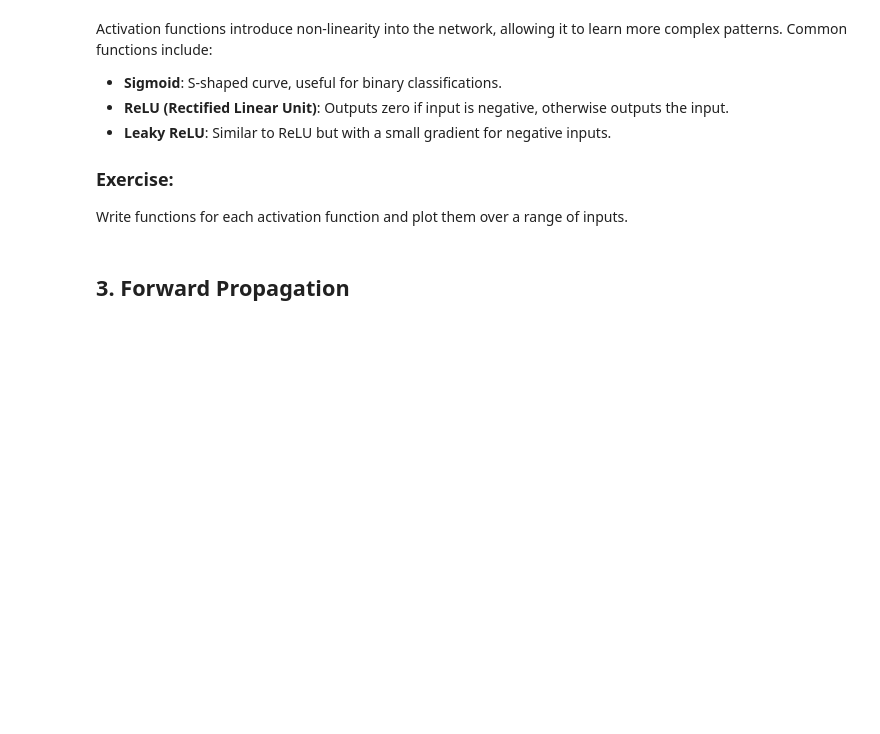
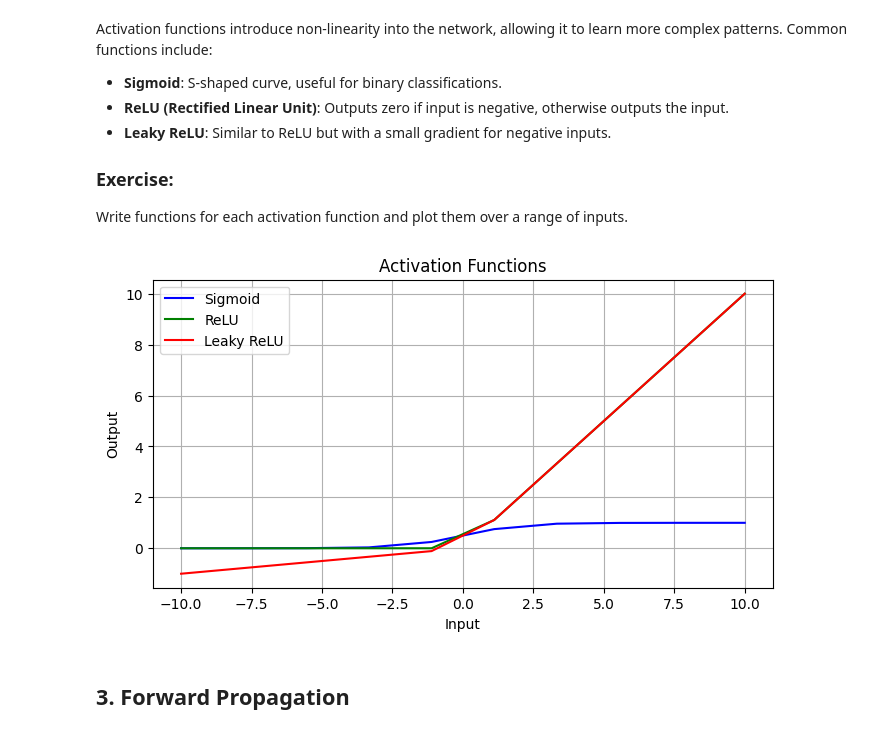
Before and after one commit to econdojo-class/problem-set-3-nikitennis, a Jupyter notebook: ps3.ipynb, the cells around one changed output. Saved outputs shown, nothing was run; the diff lists cells and outputs as text; code cells hidden in the pictures; blank space fills up the shorter version.

```diff
--- a/ps3.ipynb
+++ b/ps3.ipynb
@@ -13,0 +12,17 @@ In this section, you'll implement a basic 3-layer neural network structure.
+# %%
+import numpy as np
+
+# Sigmoid activation function
+f = lambda x: 1.0 / (1.0 + np.exp(-x))
+
+# Initialize random weights and biases
+np.random.seed(0)  # For reproducibility
+W1 = np.random.randn(4, 3)  # 4 neurons in the hidden layer, 3 input features
+b1 = np.random.randn(4, 1)
+W3 = np.random.randn(1, 4)  # 1 output neuron, 4 inputs from hidden layer
+b3 = np.random.randn(1, 1)
+
+# Input vector (3x1)
+x = np.random.randn(3, 1)
+
+print("Output:", out)
@@ -28,3 +43,46 @@ Write functions for each activation function and plot them over a range of input
+# %%
+import numpy as np
+import matplotlib.pyplot as plt
+
+# Define activation functions
+def sigmoid(x):
+    return 1 / (1 + np.exp(-x))
+
+def relu(x):
+    return np.maximum(0, x)
+
+def leaky_relu(x, alpha=0.1):
+    return np.where(x > 0, x, alpha * x)
+
+# Generate a range of inputs
+x = np.linspace(-10, 10, 10)
+
+# Calculate outputs for each activation function
+y_sigmoid = sigmoid(x)
+y_relu = relu(x)
+y_leaky_relu = leaky_relu(x)
+
+# Plot the activation functions
+plt.figure(figsize=(8, 4))
+
+# Sigmoid
+plt.plot(x, y_sigmoid, label='Sigmoid', color='blue')
+
+# ReLU
+plt.plot(x, y_relu, label='ReLU', color='green')
+
+# Leaky ReLU
+plt.plot(x, y_leaky_relu, label='Leaky ReLU', color='red')
+
+# Add labels and legend
+plt.title("Activation Functions")
+plt.xlabel("Input")
+plt.ylabel("Output")
+plt.legend()
+plt.grid(True)
+plt.show()
+# %% [output]
+[figure, added]
 # %% [markdown]
 ## 3. Forward Propagation
 # %% [markdown]
```
Also changed, not shown: parts of 11 cells of this notebook.
